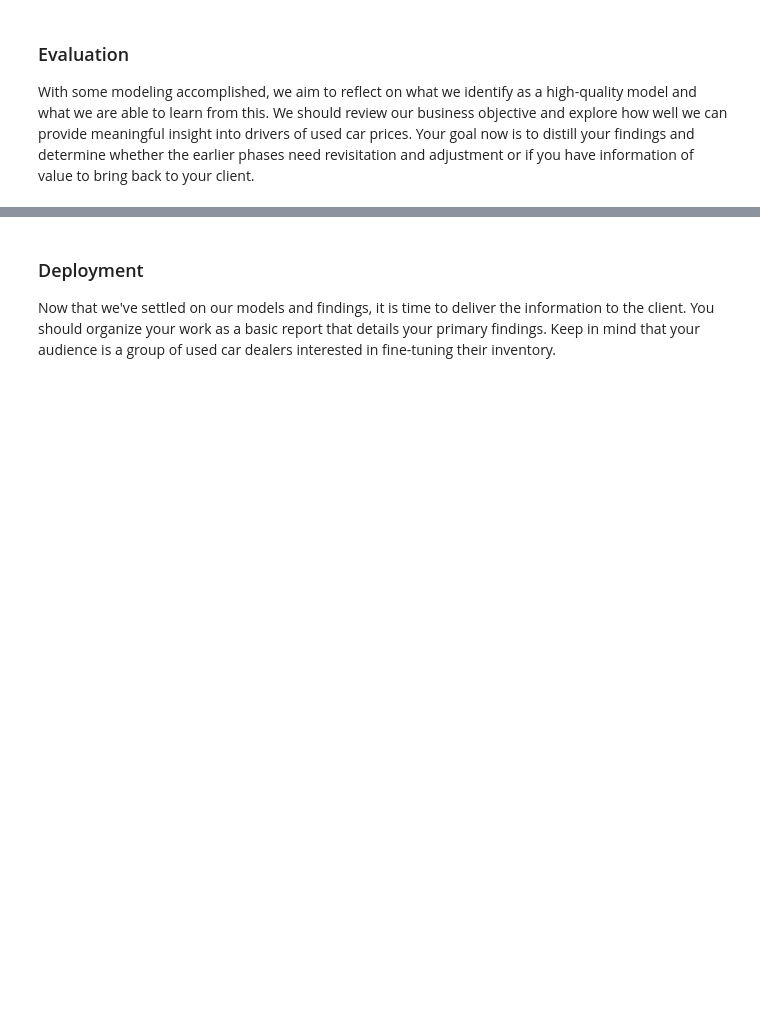
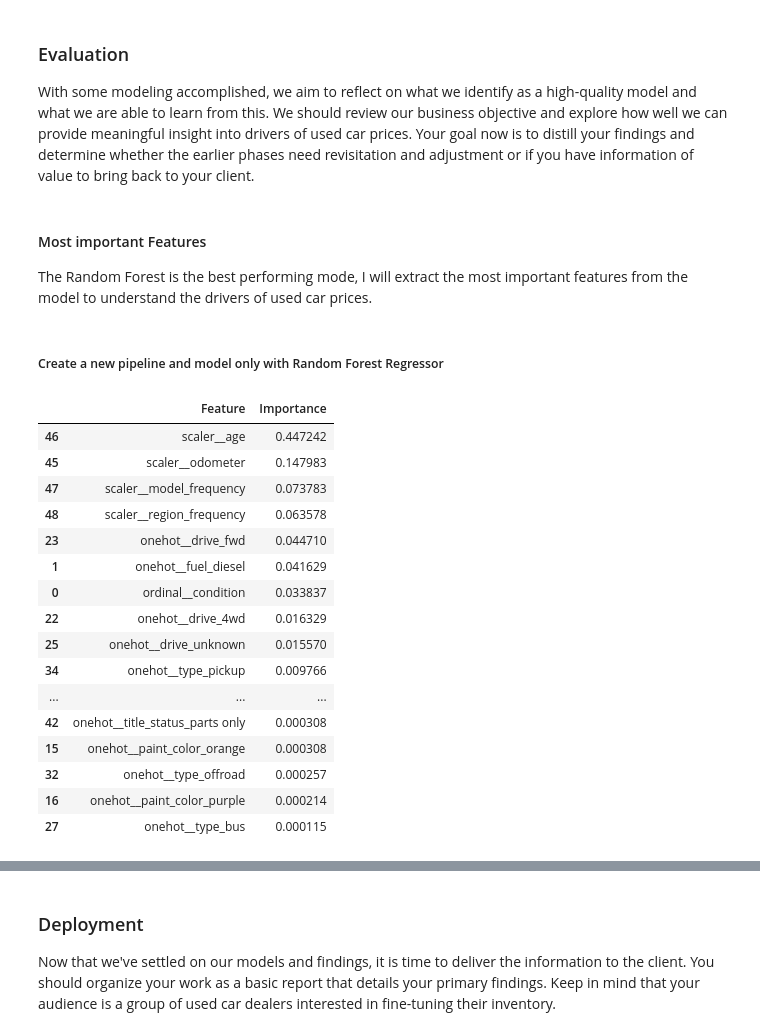
Before and after one commit to weslylaboy/what-drives-the-price-of-a-car, a Jupyter notebook: prompt_II.ipynb, the cells around one changed output, grey strips where cells are left out. Saved outputs shown, nothing was run; the diff lists cells and outputs as text; code cells hidden in the pictures; blank space fills up the shorter version.

```diff
--- a/prompt_II.ipynb
+++ b/prompt_II.ipynb
@@ -883,3 +883,50 @@ results_df
 ### Evaluation
 
 With some modeling accomplished, we aim to reflect on what we identify as a high-quality model and what we are able to learn from this.  We should review our business objective and explore how well we can provide meaningful insight into drivers of used car prices.  Your goal now is to distill your findings and determine whether the earlier phases need revisitation and adjustment or if you have information of value to bring back to your client.
+# %% [markdown]
+#### Most important Features
+
+The Random Forest is the best performing mode, I will extract the most important features from the model to understand the drivers of used car prices.
+# %% [markdown]
+##### Create a new pipeline and model only with Random Forest Regressor
+# %%
+# random forest pipeline
+rf_pipeline = Pipeline(steps=[
+    ('preprocessor', preprocessor),
+    ('regressor', RandomForestRegressor(n_estimators=100, random_state=42,n_jobs=-1))
+])
+
+#train model
+rf_pipeline.fit(X_train, y_train)
+
+#get names
+features_names = rf_pipeline.named_steps['preprocessor'].get_feature_names_out()
+
+# get importance features
+importances =  rf_pipeline.named_steps['regressor'].feature_importances_
+
+# new dataframe order by importance (most importance first)
+important_features_df = pd.DataFrame({
+    'Feature': features_names,
+    "Importance": importances
+}).sort_values(by="Importance", ascending=False)
+
+important_features_df
+# %% [output]
+|  | Feature | Importance |
+| 46 | scaler__age | 0.447242 |
+| 45 | scaler__odometer | 0.147983 |
+| 47 | scaler__model_frequency | 0.073783 |
+| 48 | scaler__region_frequency | 0.063578 |
+| 23 | onehot__drive_fwd | 0.044710 |
+| 1 | onehot__fuel_diesel | 0.041629 |
+| 0 | ordinal__condition | 0.033837 |
+| 22 | onehot__drive_4wd | 0.016329 |
+| 25 | onehot__drive_unknown | 0.015570 |
+| 34 | onehot__type_pickup | 0.009766 |
+| ... | ... | ... |
+| 42 | onehot__title_status_parts only | 0.000308 |
+| 15 | onehot__paint_color_orange | 0.000308 |
+| 32 | onehot__type_offroad | 0.000257 |
+| 16 | onehot__paint_color_purple | 0.000214 |
+| 27 | onehot__type_bus | 0.000115 |
```
Also changed, not shown: parts of 5 cells of this notebook.
